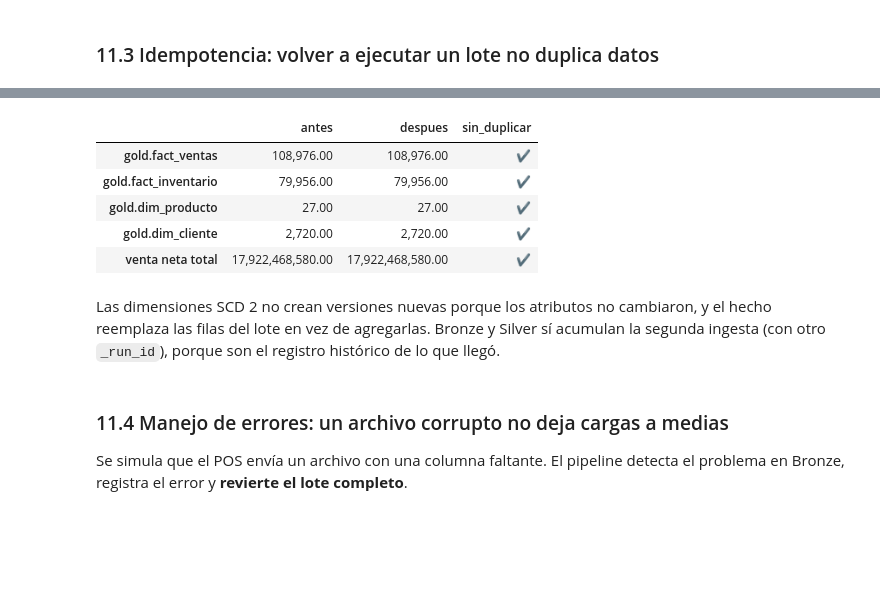
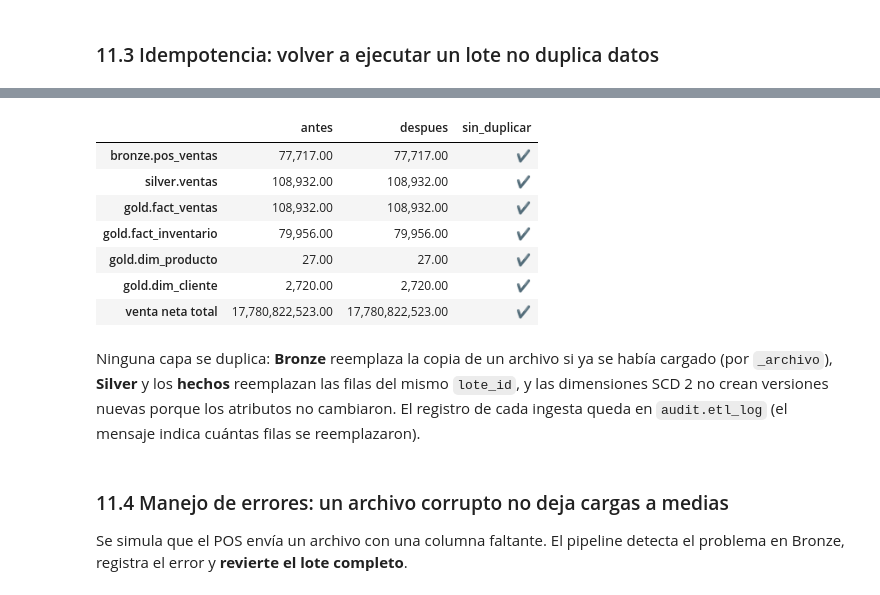
Before and after one commit to JenniferAlbornoz/dataretail360-etl, a Jupyter notebook: notebooks/dataretail360_pipeline.ipynb, the cells around one changed output, grey strips where cells are left out. Saved outputs shown, nothing was run; the diff lists cells and outputs as text; code cells hidden in the pictures; blank space fills up the shorter version.

```diff
--- a/notebooks/dataretail360_pipeline.ipynb
+++ b/notebooks/dataretail360_pipeline.ipynb
@@ -1065,8 +1089,14 @@ def bronze(con, lote_id, tabla, archivos, sep=','):
             faltan = set(COLUMNAS_ESPERADAS[tabla]) - set(df.columns)
             if faltan:
                 raise ValueError(f'Estructura inválida en {tabla}: faltan columnas {sorted(faltan)}')
+        # Idempotencia en Bronze: si el mismo archivo ya se había cargado, se reemplaza su copia (no se duplica)
+        borradas = 0
+        for arch in df['_archivo'].unique():
+            borradas += con.execute(text(Q(f'DELETE FROM bronze.{tabla} WHERE _archivo = :a')), {'a': arch}).rowcount or 0
         escribir(df, f'bronze.{tabla}', con)
         info['filas_entrada'] = info['filas_salida'] = len(df)
+        if borradas:
+            info['mensaje'] = f'copia anterior reemplazada: {borradas} filas'
     return df
 # %% [markdown]
 ## 6. Capa Silver: limpieza, validación e integración
@@ -1231,7 +1261,7 @@ def silver_ventas(con, lote_id, pos, web, dev, catalogo_skus, equivalencias):
         # Regla 11 · Venta neta única
         df['monto_bruto'] = (df['cantidad_n'] * df['precio_n']).round(2)
         precio_efectivo = (df['monto_bruto'] - df['monto_descuento']) / df['cantidad_n']
-        df['monto_devuelto'] = (precio_efectivo * df['cantidad_devuelta']).round(2)
+        df['monto_devuelto'] = (precio_efectivo * df['cantidad_devuelta']).round(0)      # pesos chilenos: sin decimales
         df['monto_neto'] = (df['monto_bruto'] - df['monto_descuento'] - df['monto_devuelto']).round(2)
 
         silver = pd.DataFrame({
@@ -1777,6 +1823,26 @@ GROUP BY f.anio, f.mes, s.codigo_sucursal, p.sku""",
 }
 
 
+MONEDA = re.compile(r'(venta|margen_bruto|descuento|devuelto|devoluciones|costo|monto|ticket)')
+
+
+def tipos_sql(df):
+    """Tipos explícitos para SQL Server: dinero en DECIMAL(18,2) (sin errores de redondeo), conteos en INT,
+    índices y promedios en DECIMAL(18,4) y textos en NVARCHAR(120)."""
+    from sqlalchemy.types import NVARCHAR, DECIMAL, Integer
+    tipos = {}
+    for c in df.columns:
+        if not pd.api.types.is_numeric_dtype(df[c]):
+            tipos[c] = NVARCHAR(120)
+        elif MONEDA.search(c) and not c.endswith('_pct'):
+            tipos[c] = DECIMAL(18, 2)
+        elif pd.api.types.is_integer_dtype(df[c]) or (df[c].dropna() % 1 == 0).all() and c in ('anio', 'mes', 'trimestre'):
+            tipos[c] = Integer()
+        else:
+            tipos[c] = DECIMAL(18, 4)
+    return tipos
+
+
 def construir_data_marts():
     with engine.begin() as con:
         for v in VISTAS:
@@ -1798,9 +1864,7 @@ def construir_data_marts():
                 esquema, nombre = tabla.split('.')
                 con.execute(text(Q(f'DROP TABLE IF EXISTS {tabla}')))
                 if MOTOR == 'mssql':
-                    from sqlalchemy.types import NVARCHAR
-                    texto = {c: NVARCHAR(120) for c in df.columns if not pd.api.types.is_numeric_dtype(df[c])}
-                    df.to_sql(nombre, con, schema=esquema, index=False, chunksize=2000, dtype=texto)
+                    df.to_sql(nombre, con, schema=esquema, index=False, chunksize=2000, dtype=tipos_sql(df))
                 else:
                     df.to_sql(f'{esquema}_{nombre}', con, index=False)
                 info['filas_salida'] = len(df)
@@ -2504,7 +2630,7 @@ leer("""SELECT g.region, COUNT(DISTINCT i.sucursal_key) AS sucursales, AVG(CAST(
 # %% [markdown]
 ### 11.3 Idempotencia: volver a ejecutar un lote no duplica datos
 # %%
-antes = {t: contar(t) for t in ['gold.fact_ventas', 'gold.fact_inventario', 'gold.dim_producto', 'gold.dim_cliente']}
+antes = {t: contar(t) for t in ['bronze.pos_ventas', 'silver.ventas', 'gold.fact_ventas', 'gold.fact_inventario', 'gold.dim_producto', 'gold.dim_cliente']}
 venta_antes = float(leer('SELECT SUM(monto_neto) AS t FROM gold.fact_ventas')['t'].iloc[0])
 ejecutar_lote('L2-2025H2')            # se vuelve a procesar el lote 2 completo
 construir_data_marts()
@@ -2535,12 +2661,15 @@ comparacion
 |  | antes | despues | sin_duplicar |
-| gold.fact_ventas | 108,976.00 | 108,976.00 | ✔ |
+| bronze.pos_ventas | 77,717.00 | 77,717.00 | ✔ |
+| silver.ventas | 108,932.00 | 108,932.00 | ✔ |
+| gold.fact_ventas | 108,932.00 | 108,932.00 | ✔ |
 | gold.fact_inventario | 79,956.00 | 79,956.00 | ✔ |
 | gold.dim_producto | 27.00 | 27.00 | ✔ |
 | gold.dim_cliente | 2,720.00 | 2,720.00 | ✔ |
-| venta neta total | 17,922,468,580.00 | 17,922,468,580.00 | ✔ |
+| venta neta total | 17,780,822,523.00 | 17,780,822,523.00 | ✔ |
-# %% [markdown]
-Las dimensiones SCD 2 no crean versiones nuevas porque los atributos no cambiaron, y el hecho reemplaza las filas del lote en vez de agregarlas.
-Bronze y Silver sí acumulan la segunda ingesta (con otro `_run_id`), porque son el registro histórico de lo que llegó.
+# %% [markdown]
+Ninguna capa se duplica: **Bronze** reemplaza la copia de un archivo si ya se había cargado (por `_archivo`), **Silver** y los **hechos**
+reemplazan las filas del mismo `lote_id`, y las dimensiones SCD 2 no crean versiones nuevas porque los atributos no cambiaron.
+El registro de cada ingesta queda en `audit.etl_log` (el mensaje indica cuántas filas se reemplazaron).
 # %% [markdown]
 ### 11.4 Manejo de errores: un archivo corrupto no deja cargas a medias
 
```
Also changed, not shown: parts of 30 cells of this notebook.
